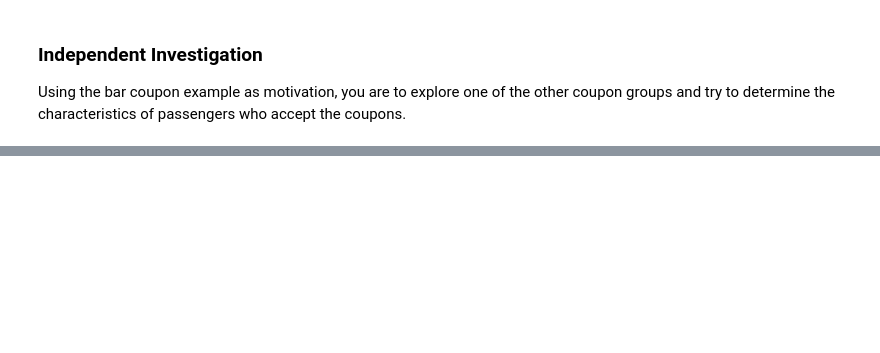
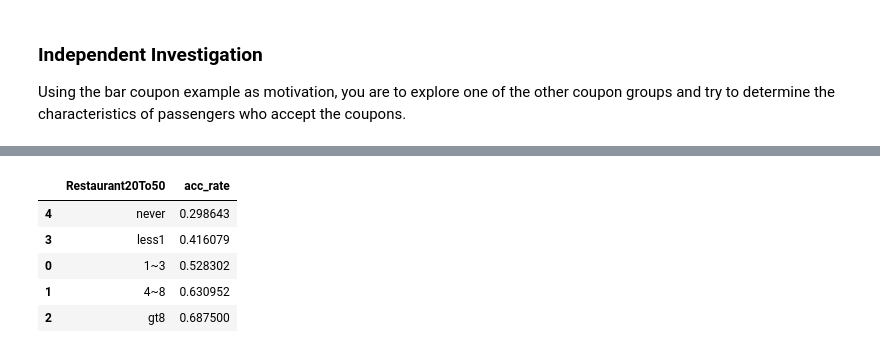
Before and after one commit to adelfeyz/Customer-Coupon, a Jupyter notebook: prompt.ipynb, the cells around one changed output, grey strips where cells are left out. Drawn from its saved outputs; the diff is of its cells as text; code cells hidden in the pictures; blank space fills up the shorter version.

```diff
--- a/prompt.ipynb
+++ b/prompt.ipynb
@@ -327,0 +407,11 @@ Using the bar coupon example as motivation, you are to explore one of the other
+# %%
+res = lux_rest.groupby('Restaurant20To50').apply(lambda x: acc_rate(x)).reset_index().rename(columns={0: 'acc_rate'})
+res = res.sort_values('acc_rate')
+res
+# %% [output]
+|  | Restaurant20To50 | acc_rate |
+| 4 | never | 0.298643 |
+| 3 | less1 | 0.416079 |
+| 0 | 1~3 | 0.528302 |
+| 1 | 4~8 | 0.630952 |
+| 2 | gt8 | 0.687500 |
```
Also changed, not shown: parts of 28 cells of this notebook.
